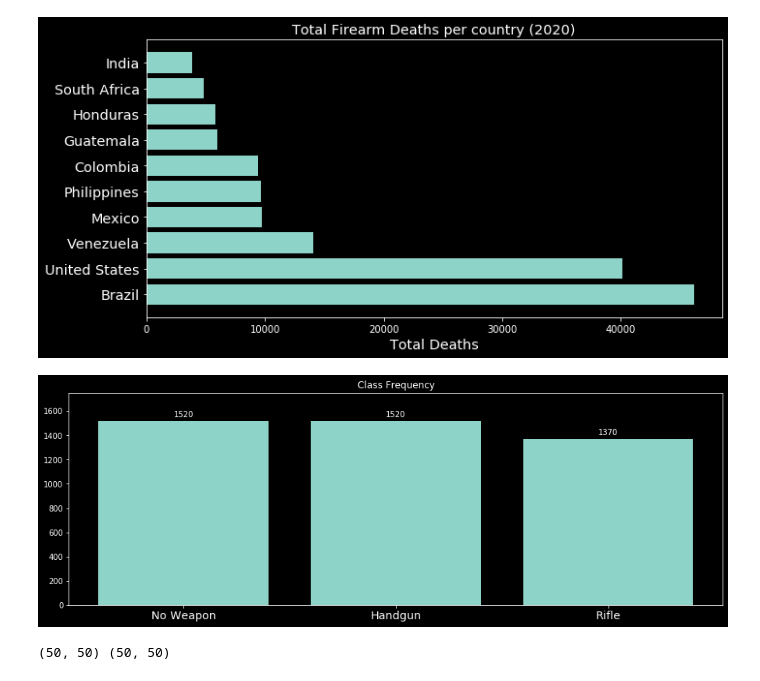
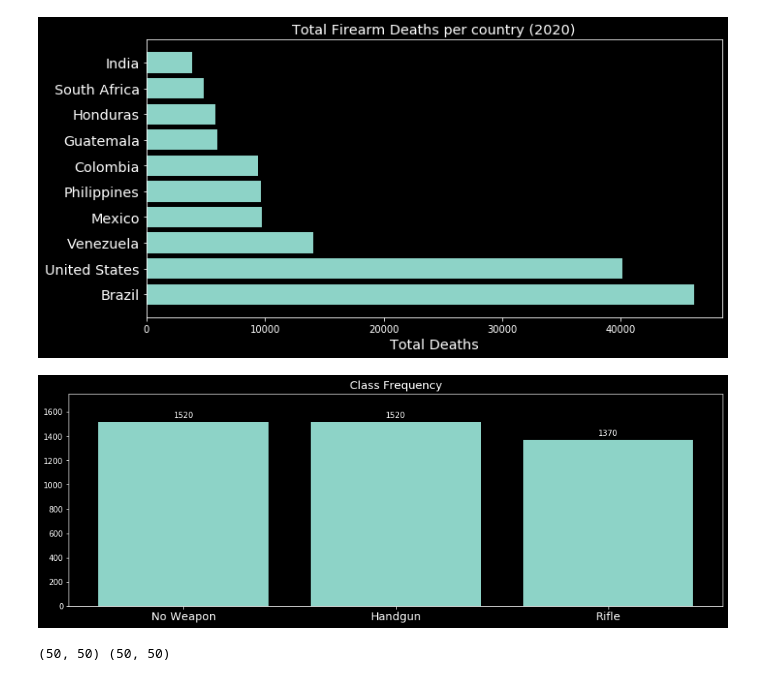
Before and after one commit to HeeebsInc/WeaponDetection, a Jupyter notebook: Notebooks/Other.ipynb, the cells around one changed output. Saved outputs shown, nothing was run; the diff lists cells and outputs as text; code cells hidden in the pictures.

```diff
--- a/Notebooks/Other.ipynb
+++ b/Notebooks/Other.ipynb
@@ -141,31 +141,31 @@ plt.savefig('../figures/FirearmDeaths.png')
 # %%
 plt.style.use('dark_background')
 
 def autolabel(rects, ax):
     """Attach a text label above each bar in *rects*, displaying its height."""
     for rect in rects:
         height = rect.get_height()
         ax.annotate('{}'.format(height),
                     xy=(rect.get_x() + rect.get_width() / 2, height),
                     xytext=(0, 3),  # 3 points vertical offset
                     textcoords="offset points",
                     ha='center', va='bottom')
 
 fig, ax = plt.subplots(1,figsize = (15, 5))
 rects1 = ax.bar(['No Weapon', 'Handgun', 'Rifle'], [1520, 1520, 1370])
-ax.set_title('Class Frequency')
+ax.set_title('Class Frequency', fontsize = 'x-large')
 ax.set_ylim(top = 1750)
 ax.set_xticklabels(['No Weapon', 'Handgun', 'Rifle'], fontsize = 'x-large')
 
 # rects2 = ax[1].bar(['No Weapon', 'Handgun', 'Rifle'], [243, 294, 137])
 # ax[1].set_title('Test Set')
 
 autolabel(rects1, ax)
 # autolabel(rects2, ax[1])
 
 plt.savefig('../Figures/ClassFreq.png')
 # %% [output]
-[figure, old version]
+[figure, new version]
 # %%
 
 ##SLIDING WINDOW VIZ
```
Also changed, not shown: parts of 1 cell of this notebook.
